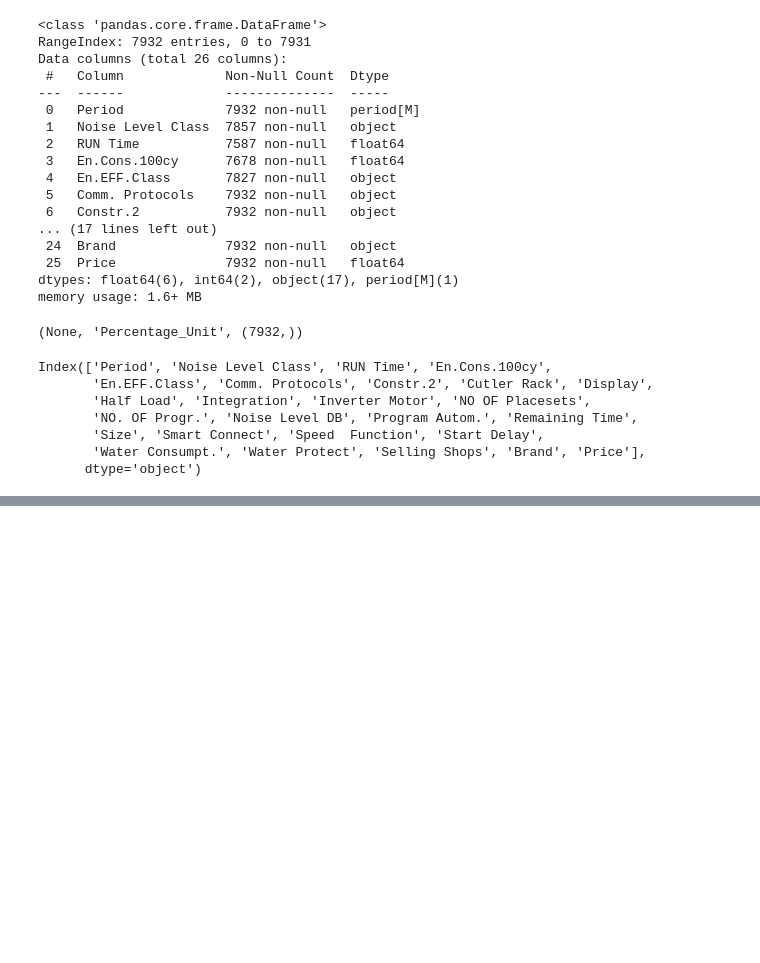
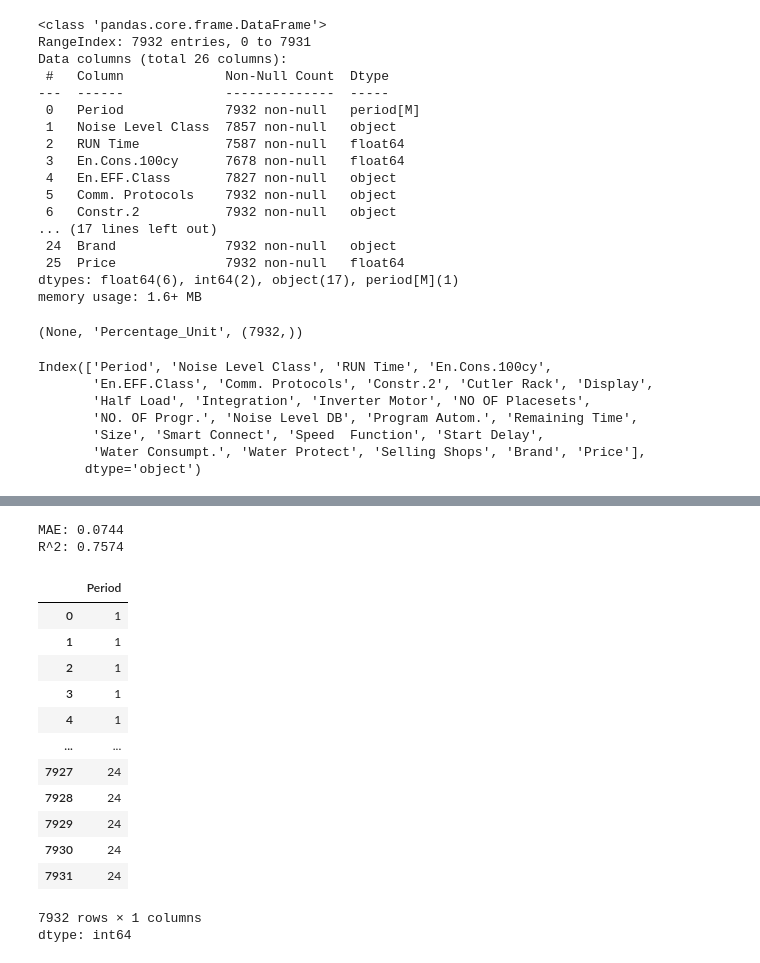
Before and after one commit to korkutanapa/stat571, a Jupyter notebook: stat571_project.ipynb, the cells around one changed output, grey strips where cells are left out. Drawn from its saved outputs; the diff is of its cells as text; code cells hidden in the pictures; blank space fills up the shorter version.

```diff
--- a/stat571_project.ipynb
+++ b/stat571_project.ipynb
@@ -1262,8 +1278,8 @@ Index(['Period', 'Noise Level Class', 'RUN Time', 'En.Cons.100cy',
 y1 = df['Percentage_Unit'].copy()
 
 # Drop 'Percentage_Unit', 'Monthly_Total_Units', and 'Units' from the dataframe to form X
-X1 = X.drop(columns=['Selling Shops'])
-
+#X1 = X.drop(columns=['Selling Shops'])
+X1=X.copy()
 # Display the structure of X and y1
 X1.info(), y1.name, y1.shape
 # %% [output]
@@ -1400,0 +1331,57 @@ ValueError: Input y contains infinity or a value too large for dtype('float64').
+# %%
+import pandas as pd
+from xgboost import XGBRegressor
+from sklearn.model_selection import train_test_split
+from sklearn.metrics import mean_absolute_error, r2_score
+
+# === Convert object columns to 'category' and 'Period' to int ===
+for col in X1.select_dtypes(include="object").columns:
+    X1[col] = X1[col].astype("category")
+
+# Convert 'Period' to integer representation (e.g., number of months since a start date)
+X1['Period'] = X1['Period'].apply(lambda x: x.to_timestamp().month + (x.year - X1['Period'].min().year) * 12)
+
+
+# === Split data ===
+X_train, X_test, y_train, y_test = train_test_split(X1, y1, test_size=0.2, random_state=42)
+
+# === XGBoost Regressor ===
+model = XGBRegressor(
+    n_estimators=100,
+    max_depth=6,
+    learning_rate=0.1,
+    tree_method="hist",
+    enable_categorical=True,  # native categorical handling
+    n_jobs=-1
+)
+
+# === Train ===
+model.fit(X_train, y_train)
+
+# === Predict & Evaluate ===
+y_pred = model.predict(X_test)
+mae = mean_absolute_error(y_test, y_pred)
+r2 = r2_score(y_test, y_pred)
+
+print(f"MAE: {mae:.4f}")
+print(f"R^2: {r2:.4f}")
+# %% [output]
+MAE: 0.0744
+R^2: 0.7574
+# %%
+X1['Period']
+# %% [output]
+|  | Period |
+| 0 | 1 |
+| 1 | 1 |
+| 2 | 1 |
+| 3 | 1 |
+| 4 | 1 |
+| ... | ... |
+| 7927 | 24 |
+| 7928 | 24 |
+| 7929 | 24 |
+| 7930 | 24 |
+| 7931 | 24 |
+7932 rows × 1 columns
+dtype: int64
```
Also changed, not shown: parts of 10 cells of this notebook.
